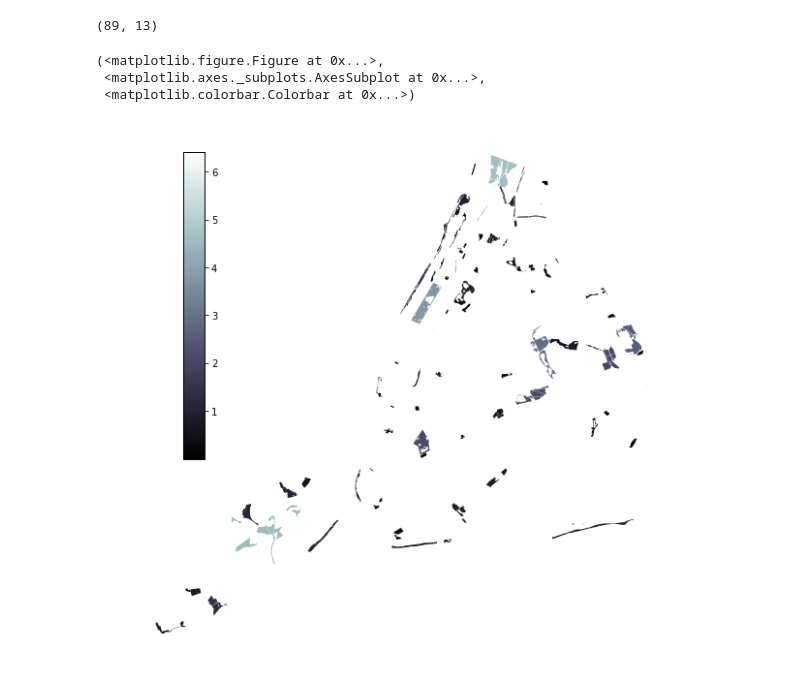
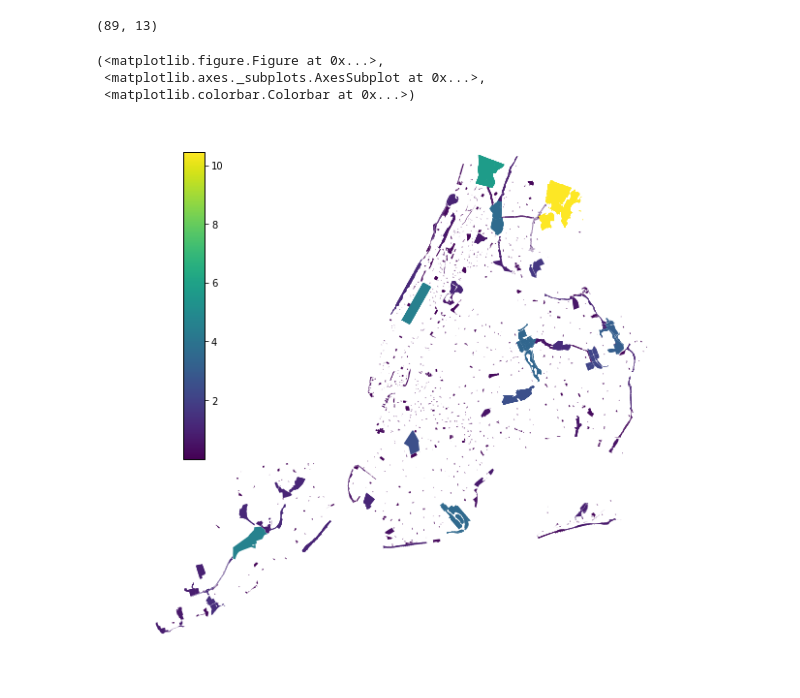
Before and after one commit to rohuniyer/How-greenspace-makes-the-green, a Jupyter notebook: greenspace.ipynb, the cells around one changed output. Drawn from its saved outputs; the diff is of its cells as text; code cells hidden in the pictures.

```diff
--- a/greenspace.ipynb
+++ b/greenspace.ipynb
@@ -376,9 +366,9 @@ facility.shape
 # %% [output]
 (89, 13)
 # %%
-choroplethNYC(facility,column="area",cmap="bone")
+choroplethNYC(gsfacility,column="area",cmap="viridis")
 # %% [output]
 (<matplotlib.figure.Figure at 0x...>,
  <matplotlib.axes._subplots.AxesSubplot at 0x...>,
  <matplotlib.colorbar.Colorbar at 0x...>)
-[figure, old version]
+[figure, new version]
```
Also changed, not shown: parts of 8 cells of this notebook.
